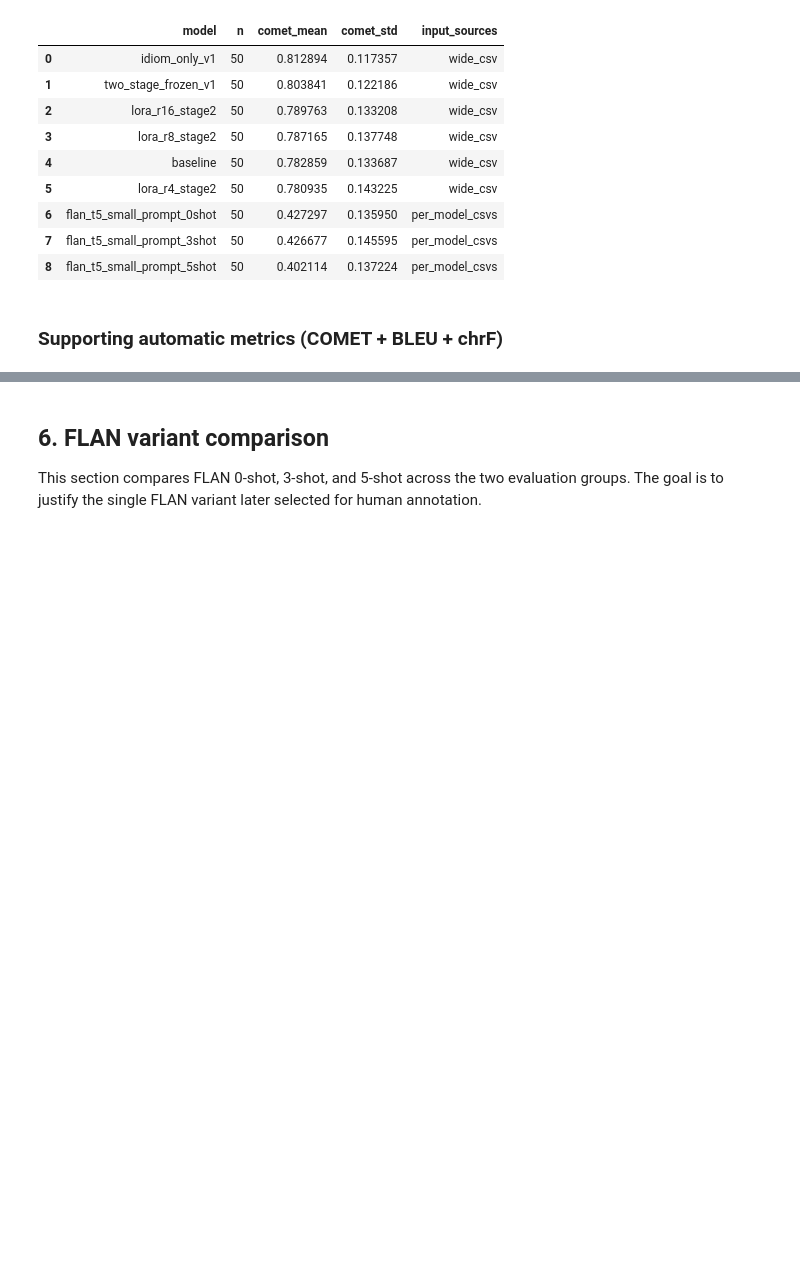
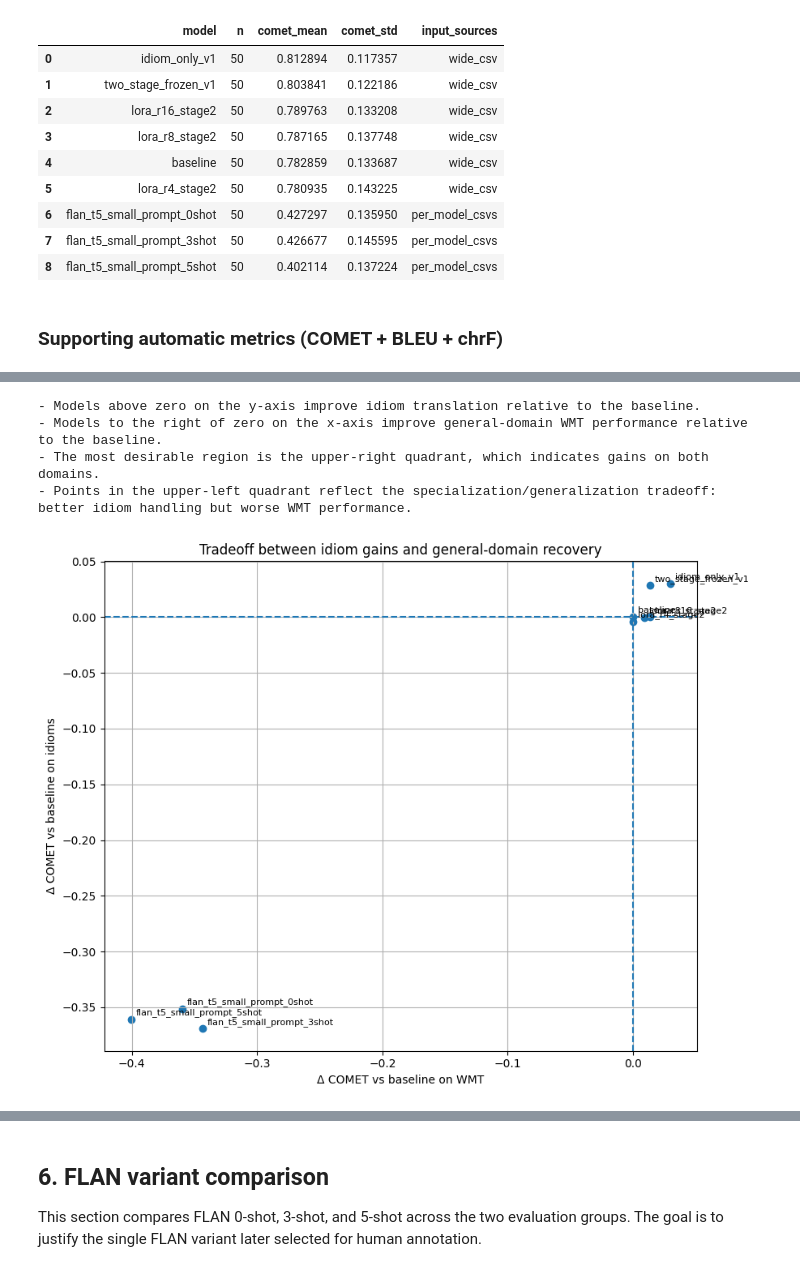
Before and after one commit to auntiepersilla/Idiom_Aware_MT_Finetuning_EN-DE, a Jupyter notebook: notebooks/11_analysis_comet_pipeline.ipynb, the cells around one changed output, grey strips where cells are left out. Cells and saved outputs as stored; diff of their text form; code cells hidden in the pictures; blank space fills up the shorter version.

Commit message:
added baseline relative delta tables and plots

```diff
--- a/notebooks/11_analysis_comet_pipeline.ipynb
+++ b/notebooks/11_analysis_comet_pipeline.ipynb
@@ -216,0 +316,67 @@ display(merged_metrics.sort_values(['split', 'comet_mean'], ascending=[True, Fal
+# %%
+import matplotlib.pyplot as plt
+
+# Suggested Results-section language:
+results_language = [
+    "Models above zero on the y-axis improve idiom translation relative to the baseline.",
+    "Models to the right of zero on the x-axis improve general-domain WMT performance relative to the baseline.",
+    "The most desirable region is the upper-right quadrant, which indicates gains on both domains.",
+    "Points in the upper-left quadrant reflect the specialization/generalization tradeoff: better idiom handling but worse WMT performance.",
+]
+for line in results_language:
+    print("-", line)
+
+# Prepare tradeoff data from baseline-relative COMET deltas
+plot_tradeoff = (
+    delta_table
+    .pivot(index='model_label', columns='split', values='delta_comet_vs_baseline')
+    .reset_index()
+    .rename(columns={
+        'idioms_test': 'idioms_delta',
+        'wmt_test': 'wmt_delta',
+    })
+)
+
+# Stable model ordering for publication
+plot_order = [
+    'baseline',
+    'idiom_only_v1',
+    'two_stage_frozen_v1',
+    'lora_r4_stage2',
+    'lora_r8_stage2',
+    'lora_r16_stage2',
+    'flan_t5_small_prompt_0shot',
+    'flan_t5_small_prompt_3shot',
+    'flan_t5_small_prompt_5shot',
+]
+plot_tradeoff['order'] = plot_tradeoff['model_label'].map({m: i for i, m in enumerate(plot_order)})
+plot_tradeoff = plot_tradeoff.sort_values('order').reset_index(drop=True)
+
+fig, ax = plt.subplots(figsize=(9, 7))
+ax.scatter(plot_tradeoff['wmt_delta'], plot_tradeoff['idioms_delta'])
+
+for _, row in plot_tradeoff.iterrows():
+    ax.annotate(
+        row['model_label'],
+        (row['wmt_delta'], row['idioms_delta']),
+        fontsize=8,
+        xytext=(4, 4),
+        textcoords='offset points'
+    )
+
+ax.axhline(0, linestyle='--')
+ax.axvline(0, linestyle='--')
+
+ax.set_xlabel('Δ COMET vs baseline on WMT')
+ax.set_ylabel('Δ COMET vs baseline on idioms')
+ax.set_title('Tradeoff between idiom gains and general-domain recovery')
+ax.grid(True)
+
+plt.tight_layout()
+plt.show()
+# %% [output]
+- Models above zero on the y-axis improve idiom translation relative to the baseline.
+- Models to the right of zero on the x-axis improve general-domain WMT performance relative to the baseline.
+- The most desirable region is the upper-right quadrant, which indicates gains on both domains.
+- Points in the upper-left quadrant reflect the specialization/generalization tradeoff: better idiom handling but worse WMT performance.
+[figure, added]
```
Also changed, not shown: parts of 8 cells of this notebook.
